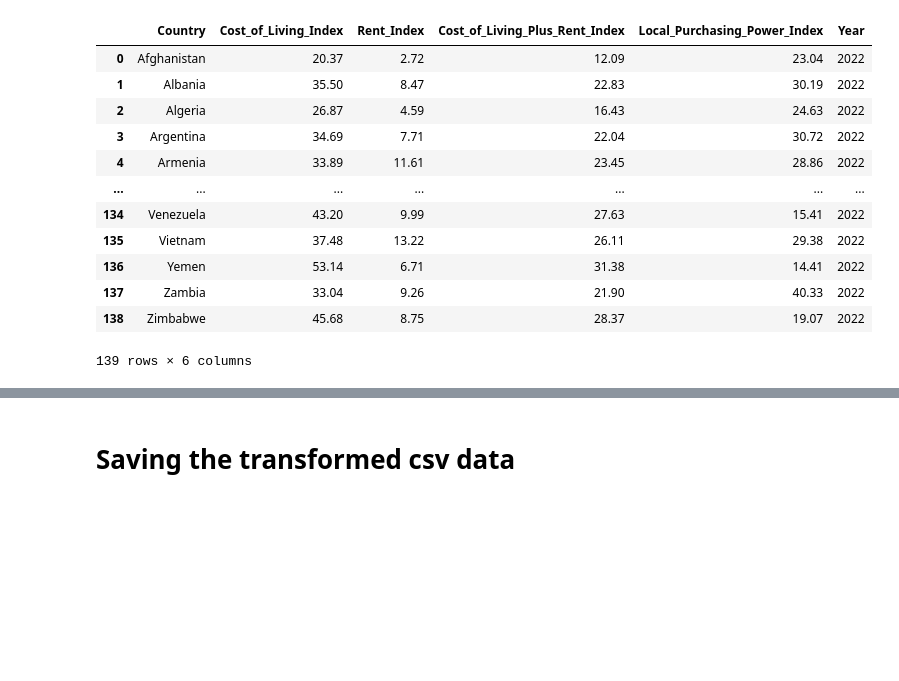
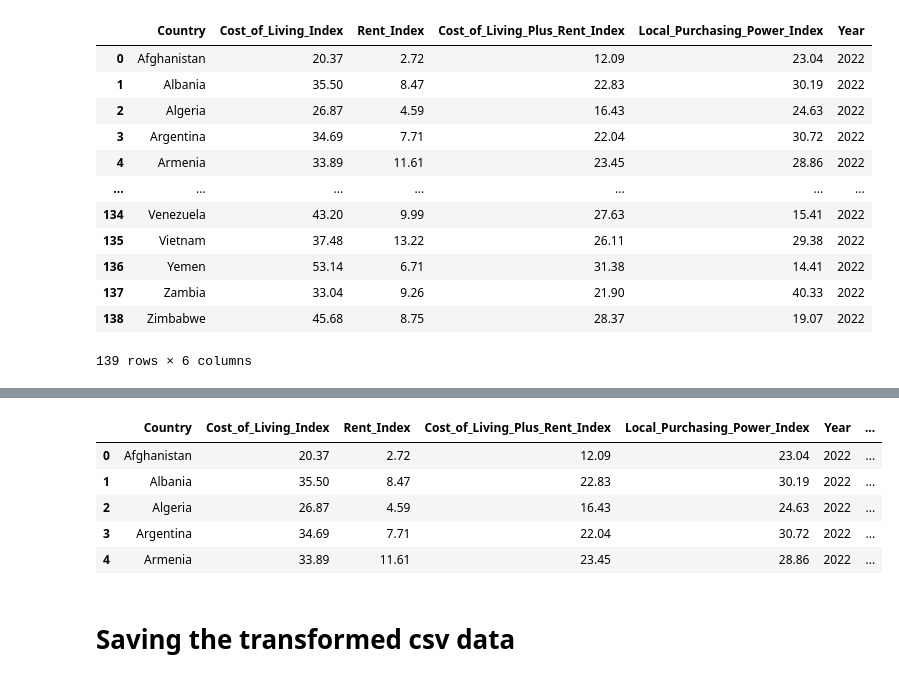
Before and after one commit to kass173/project-3, a Jupyter notebook: ETL/data_transformation.ipynb, the cells around one changed output, grey strips where cells are left out. Drawn from its saved outputs; the diff is of its cells as text; code cells hidden in the pictures; blank space fills up the shorter version.

```diff
--- a/ETL/data_transformation.ipynb
+++ b/ETL/data_transformation.ipynb
@@ -408,3 +513,12 @@ CostLiving2022_data
+# %%
+CostLiving2022_data.head()
+# %% [output]
+|  | Country | Cost_of_Living_Index | Rent_Index | Cost_of_Living_Plus_Rent_Index | Local_Purchasing_Power_Index | Year | ... |
+| 0 | Afghanistan | 20.37 | 2.72 | 12.09 | 23.04 | 2022 | ... |
+| 1 | Albania | 35.50 | 8.47 | 22.83 | 30.19 | 2022 | ... |
+| 2 | Algeria | 26.87 | 4.59 | 16.43 | 24.63 | 2022 | ... |
+| 3 | Argentina | 34.69 | 7.71 | 22.04 | 30.72 | 2022 | ... |
+| 4 | Armenia | 33.89 | 11.61 | 23.45 | 28.86 | 2022 | ... |
 # %% [markdown]
 # Saving the transformed csv data
 # %%
```
Also changed, not shown: parts of 14 cells of this notebook, 1 other file.
